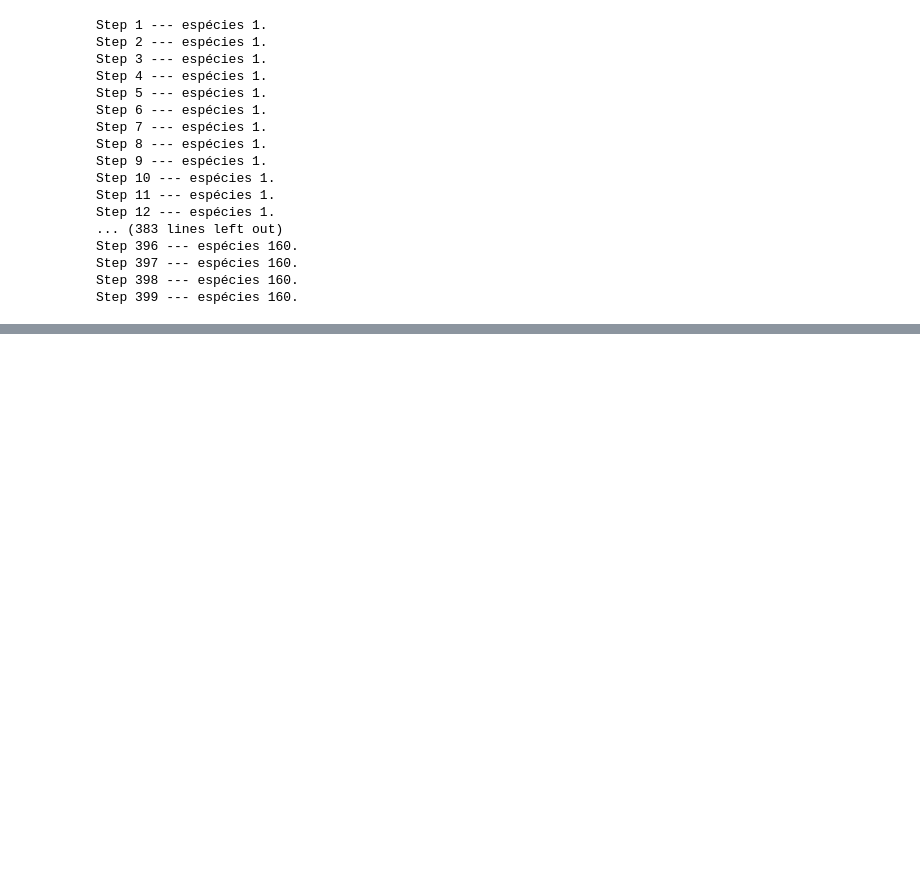
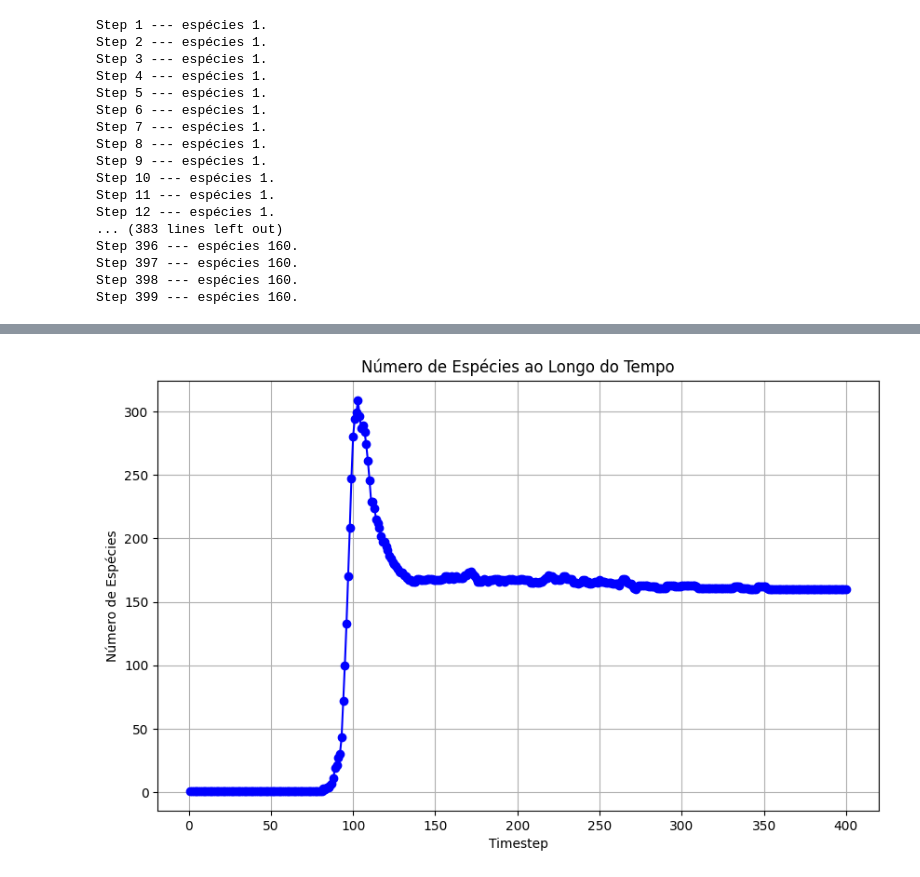
Before and after one commit to Gustavoaluiz/amns_pops, a Jupyter notebook: artur.ipynb, the cells around one changed output, grey strips where cells are left out. Drawn from its saved outputs; the diff is of its cells as text; code cells hidden in the pictures; blank space fills up the shorter version.

```diff
--- a/artur.ipynb
+++ b/artur.ipynb
@@ -404,0 +560,11 @@ Step 399 --- espécies 160.
+# %%
+especies = []
+
+
+for timestep in range(n_data):
+    print(timestep)
+    data_clusters = get_clusters(timestep=timestep)
+
+    n_clusters = data_clusters['Cluster'].nunique()
+
+    especies.append(n_clusters)
@@ -404,0 +589,10 @@ Step 399 --- espécies 160.
+# %%
+plt.figure(figsize=(10, 6))
+plt.plot(timesteps, especies, marker='o', linestyle='-', color='blue')
+plt.xlabel('Timestep')
+plt.ylabel('Número de Espécies')
+plt.title('Número de Espécies ao Longo do Tempo')
+plt.grid()
+plt.show()
+# %% [output]
+[figure, added]
```
Also changed, not shown: parts of 17 cells of this notebook, 2 other files.
